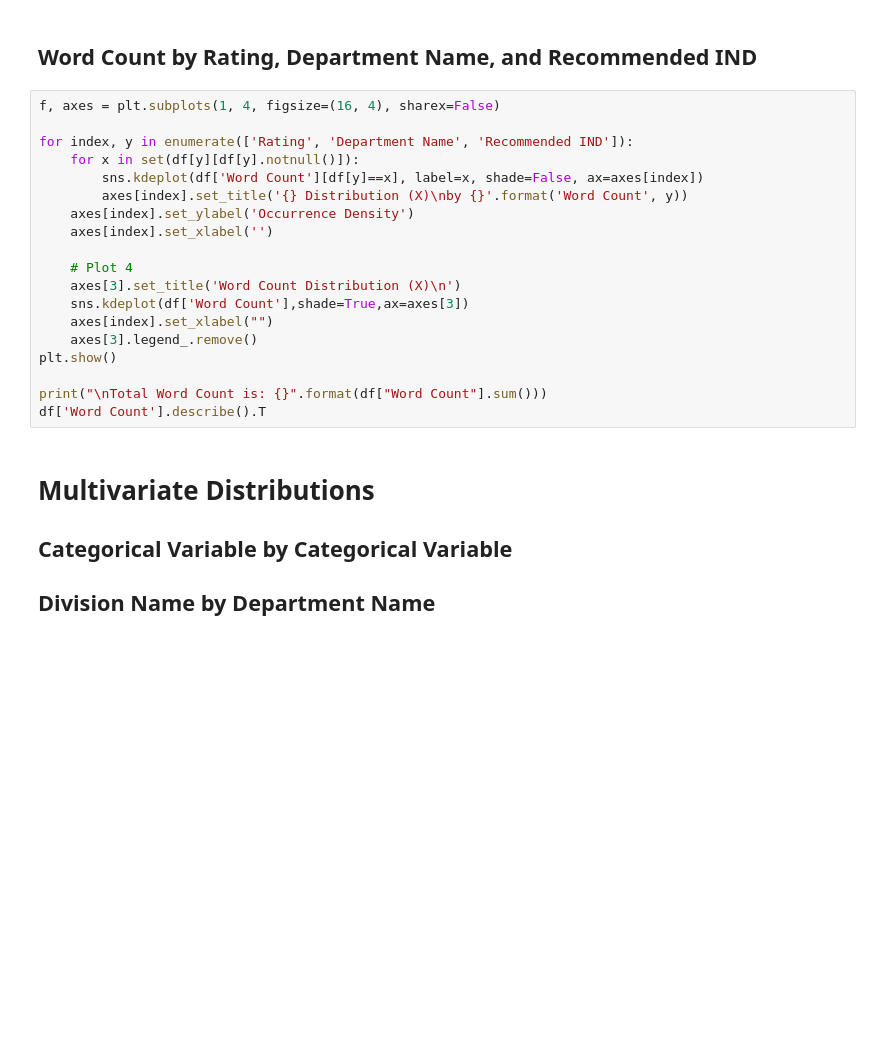
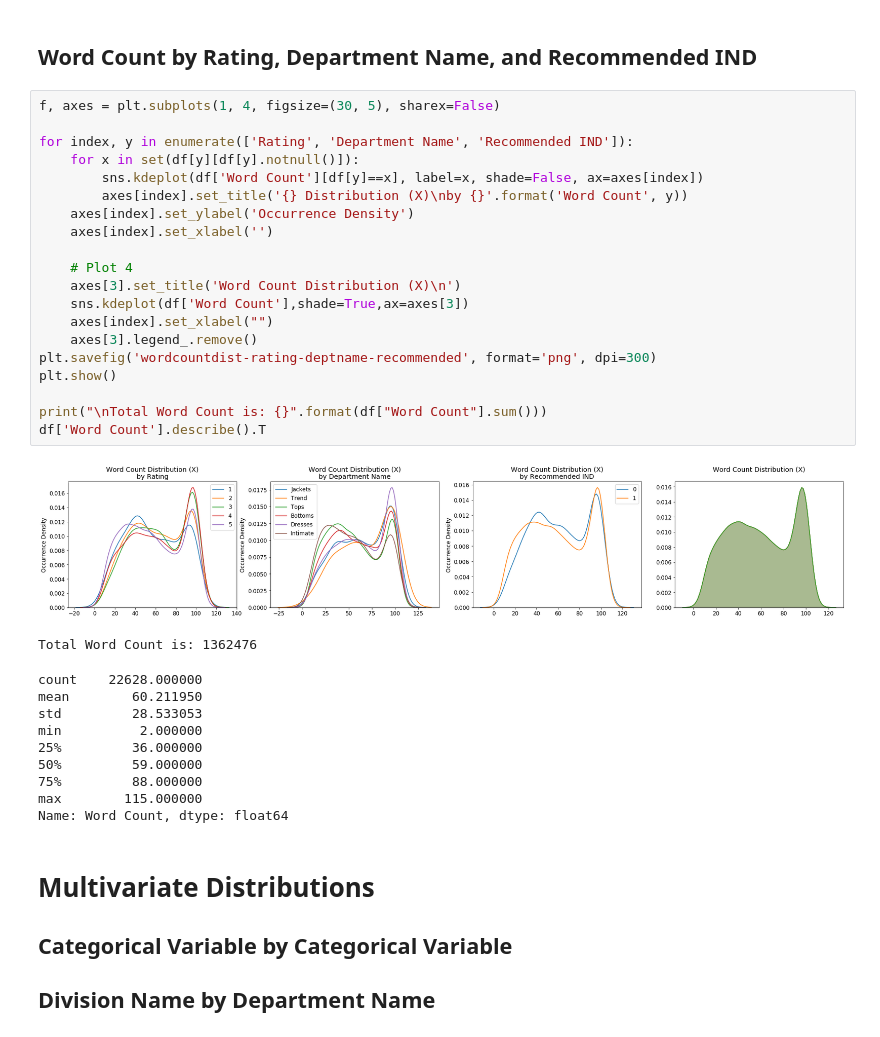
Before and after one commit to AFAgarap/ecommerce-reviews-analysis, a Jupyter notebook: Analysis on E-Commerce Reviews, with Sentiment Classification using Bidirectional Recurrent Neural Network (RNN).ipynb, the cells around one changed output. Saved outputs shown, nothing was run; the diff lists cells and outputs as text; blank space fills up the shorter version.

```diff
--- a/Analysis on E-Commerce Reviews, with Sentiment Classification using Bidirectional Recurrent Neural Network (RNN).ipynb
+++ b/Analysis on E-Commerce Reviews, with Sentiment Classification using Bidirectional Recurrent Neural Network (RNN).ipynb
@@ -128,24 +157,37 @@ plt.show()
 # %% [markdown]
 ## Word Count by Rating, Department Name, and Recommended IND
 # %%
-f, axes = plt.subplots(1, 4, figsize=(16, 4), sharex=False)
+f, axes = plt.subplots(1, 4, figsize=(30, 5), sharex=False)
 
 for index, y in enumerate(['Rating', 'Department Name', 'Recommended IND']):
     for x in set(df[y][df[y].notnull()]):
         sns.kdeplot(df['Word Count'][df[y]==x], label=x, shade=False, ax=axes[index])
         axes[index].set_title('{} Distribution (X)\nby {}'.format('Word Count', y))
     axes[index].set_ylabel('Occurrence Density')
     axes[index].set_xlabel('')
 
     # Plot 4
     axes[3].set_title('Word Count Distribution (X)\n')
     sns.kdeplot(df['Word Count'],shade=True,ax=axes[3])
     axes[index].set_xlabel("")
     axes[3].legend_.remove()
+plt.savefig('wordcountdist-rating-deptname-recommended', format='png', dpi=300)
 plt.show()
 
 print("\nTotal Word Count is: {}".format(df["Word Count"].sum()))
 df['Word Count'].describe().T
+# %% [output]
+[figure, added]
+Total Word Count is: 1362476
+count    22628.000000
+mean        60.211950
+std         28.533053
+min          2.000000
+25%         36.000000
+50%         59.000000
+75%         88.000000
+max        115.000000
+Name: Word Count, dtype: float64
 # %% [markdown]
 # Multivariate Distributions
 
```
Also changed, not shown: parts of 28 cells of this notebook.
